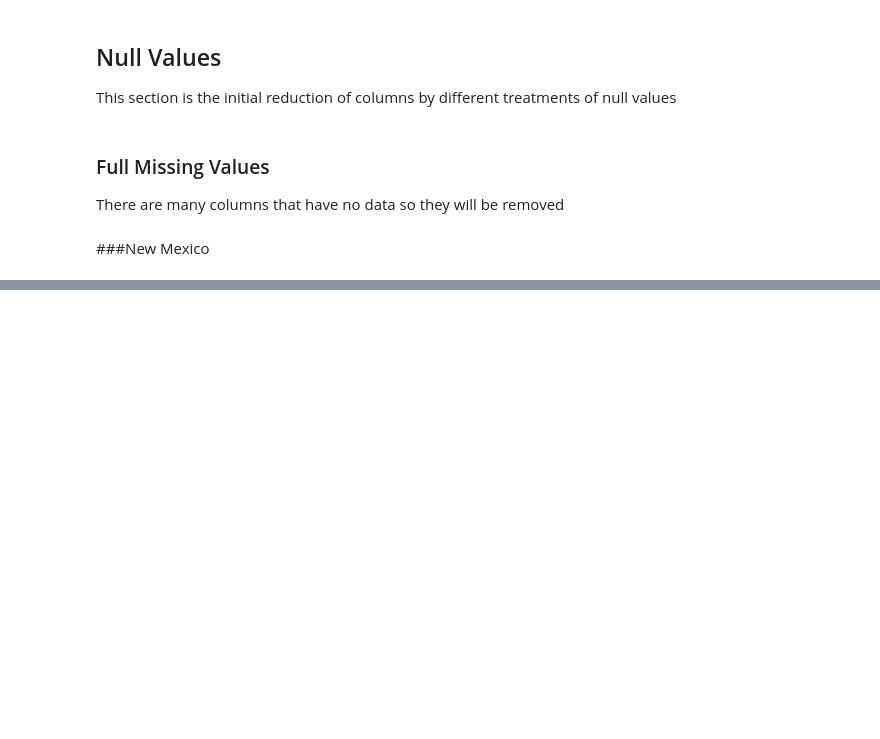
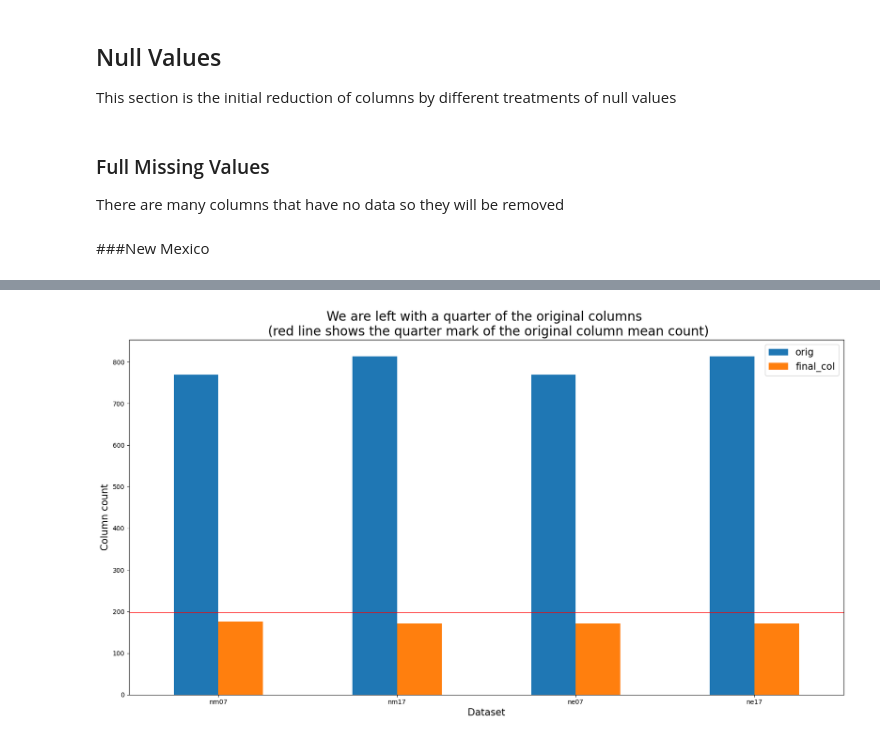
Before and after one commit to a-barker/QGIS-data-project, a Jupyter notebook: notebooks/1_EDA.ipynb, the cells around one changed output, grey strips where cells are left out. Saved outputs shown, nothing was run; the diff lists cells and outputs as text; code cells hidden in the pictures; blank space fills up the shorter version.

```diff
--- a/notebooks/1_EDA.ipynb
+++ b/notebooks/1_EDA.ipynb
@@ -298,0 +590,5 @@ There are many columns that have no data so they will be removed
+# %%
+nm07 = sc.impute_df(nm07)
+nm17 = sc.impute_df(nm17)
+ne07 = sc.impute_df(ne07)
+ne17 = sc.impute_df(ne17)
@@ -298,0 +600,20 @@ There are many columns that have no data so they will be removed
+# %%
+nm07 = sc.only_zero(nm07)
+nm17 = sc.only_zero(nm17)
+ne07 = sc.only_zero(ne07)
+ne17 = sc.only_zero(ne17)
+# %%
+all_df_att['orig'] = 0
+all_df_att['final_col'] = 0
+
+all_df_att.loc[all_df_att['name']=='nm07',['orig']] = df_nm07.shape[1]
+all_df_att.loc[all_df_att['name']=='nm17',['orig']] = df_nm17.shape[1]
+all_df_att.loc[all_df_att['name']=='ne07',['orig']] = df_ne07.shape[1]
+all_df_att.loc[all_df_att['name']=='ne17',['orig']] = df_ne17.shape[1]
+
+all_df_att.loc[all_df_att['name']=='nm07',['final_col']] = nm07.shape[1]
+all_df_att.loc[all_df_att['name']=='nm17',['final_col']] = nm17.shape[1]
+all_df_att.loc[all_df_att['name']=='ne07',['final_col']] = ne07.shape[1]
+all_df_att.loc[all_df_att['name']=='ne17',['final_col']] = ne17.shape[1]
+# %%
+all_df_att.set_index('name')
@@ -298,0 +627,14 @@ There are many columns that have no data so they will be removed
+# %%
+quarter = (all_df_att['orig'].mean())*.25
+
+fig, ax = plt.subplots(figsize=(20,10))
+all_df_att[['orig','final_col']].plot.bar(ax=ax)
+plt.xlabel('Dataset',fontsize=15)
+plt.ylabel('Column count',fontsize=15)
+plt.xticks([0, 1, 2,3],labels=['nm07','nm17','ne07','ne17'],rotation=360)
+plt.axhline(y=quarter,linewidth=1,color='r')
+plt.legend(fontsize=15)
+plt.title('We are left with a quarter of the original columns \n (red line shows the quarter mark of the original column mean count)',fontsize=20)
+plt.savefig('../images/final_null.png');
+# %% [output]
+[figure, added]
```
Also changed, not shown: parts of 29 cells of this notebook, 11 other files.
